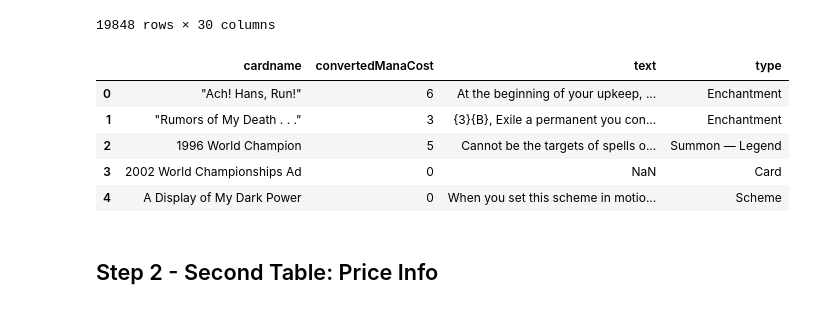
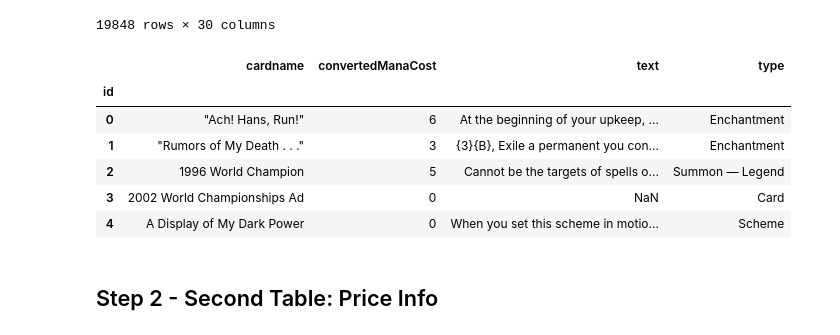
Before and after one commit to soobing91/P2_MTG_Prices_Database, a Jupyter notebook: Magic the Gathering Data Frame.ipynb, the cells around one changed output. Drawn from its saved outputs; the diff is of its cells as text; code cells hidden in the pictures.

```diff
--- a/Magic the Gathering Data Frame.ipynb
+++ b/Magic the Gathering Data Frame.ipynb
@@ -57,10 +57,12 @@ mtg_df
 # %%
 # Clean Dataframe, rename card name column 'cardname'
 clean_mtg_df = mtg_df[["index","convertedManaCost", "text", "type"]]
 clean_mtg_df = clean_mtg_df.rename(columns={"index":"cardname"})
+clean_mtg_df.index.name = 'id'
 clean_mtg_df.head()
 # %% [output]
 |  | cardname | convertedManaCost | text | type |
+| id |  |  |  |  |
 | 0 | "Ach! Hans, Run!" | 6 | At the beginning of your upkeep, ... | Enchantment |
 | 1 | "Rumors of My Death . . ." | 3 | {3}{B}, Exile a permanent you con... | Enchantment |
 | 2 | 1996 World Champion | 5 | Cannot be the targets of spells o... | Summon — Legend |
```
Also changed, not shown: parts of 9 cells of this notebook, 6 other files.
